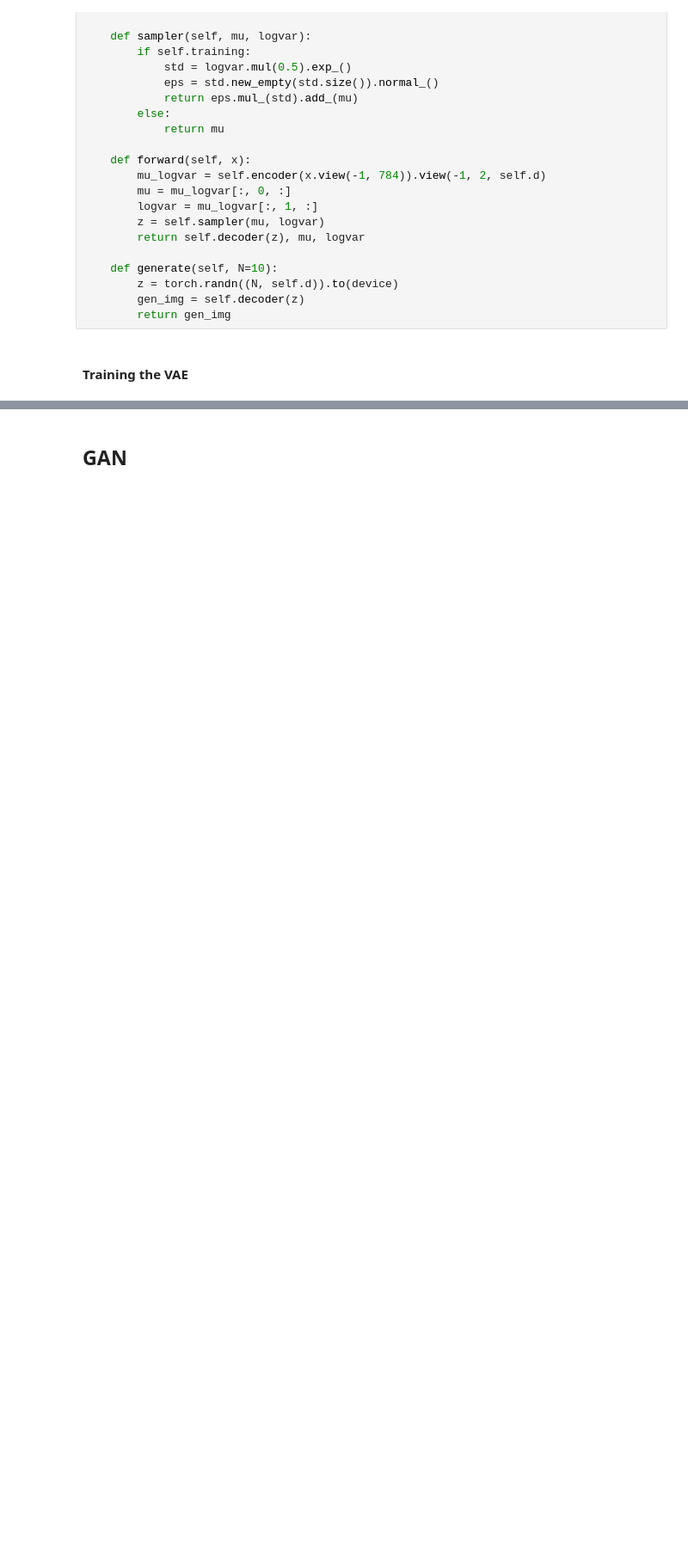
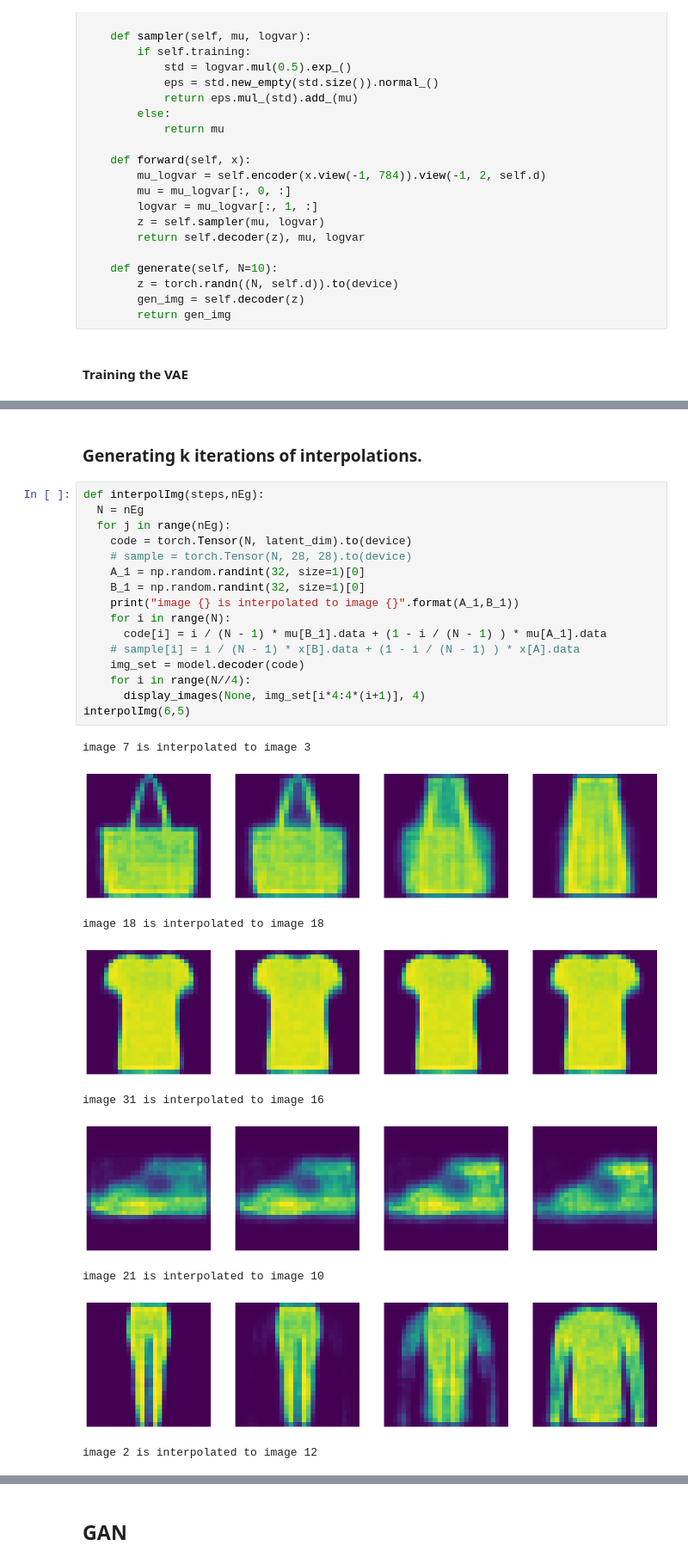
Before and after one commit to Soham1729/Deep-Learning, a Jupyter notebook: Soham_Pyne_MDS202148_Assignment_Two.ipynb, the cells around one changed output, grey strips where cells are left out. Shown at 86% size. Saved outputs shown, nothing was run; the diff lists cells and outputs as text; blank space fills up the shorter version.

```diff
--- a/Soham_Pyne_MDS202148_Assignment_Two.ipynb
+++ b/Soham_Pyne_MDS202148_Assignment_Two.ipynb
@@ -216,0 +205,28 @@ for epoch in range(0, epochs + 1):
+# %% [markdown]
+### Generating k iterations of interpolations.
+# %%
+def interpolImg(steps,nEg):
+  N = nEg
+  for j in range(nEg):
+    code = torch.Tensor(N, latent_dim).to(device)
+    # sample = torch.Tensor(N, 28, 28).to(device)
+    A_1 = np.random.randint(32, size=1)[0]
+    B_1 = np.random.randint(32, size=1)[0]
+    print("image {} is interpolated to image {}".format(A_1,B_1))
+    for i in range(N):
+      code[i] = i / (N - 1) * mu[B_1].data + (1 - i / (N - 1) ) * mu[A_1].data
+    # sample[i] = i / (N - 1) * x[B].data + (1 - i / (N - 1) ) * x[A].data
+    img_set = model.decoder(code)
+    for i in range(N//4):
+      display_images(None, img_set[i*4:4*(i+1)], 4)
+interpolImg(6,5)
+# %% [output]
+image 7 is interpolated to image 3
+[figure, added]
+image 18 is interpolated to image 18
+[figure, added]
+image 31 is interpolated to image 16
+[figure, added]
+image 21 is interpolated to image 10
+[figure, added]
+image 2 is interpolated to image 12
```
Also changed, not shown: parts of 24 cells of this notebook.
